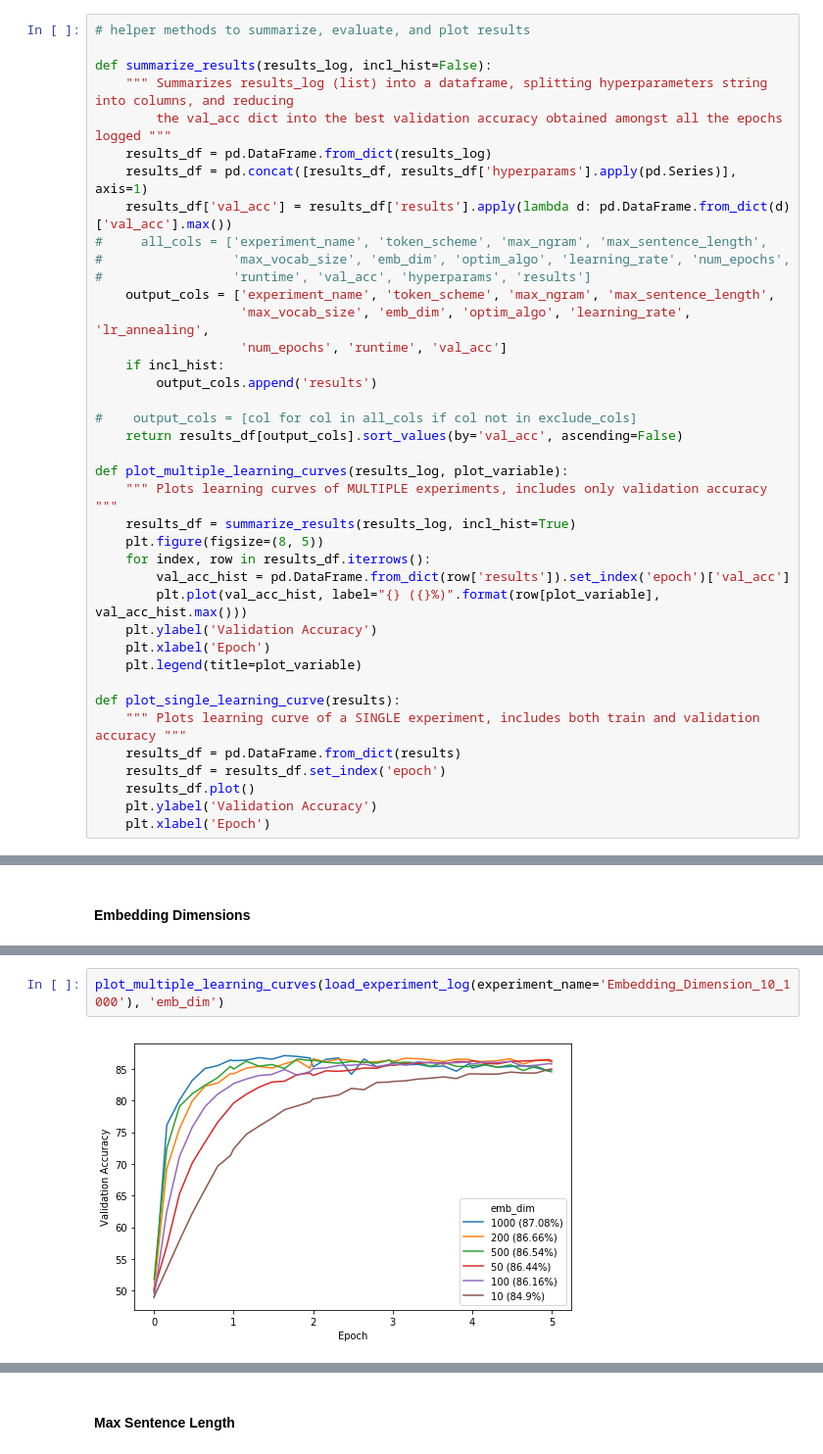
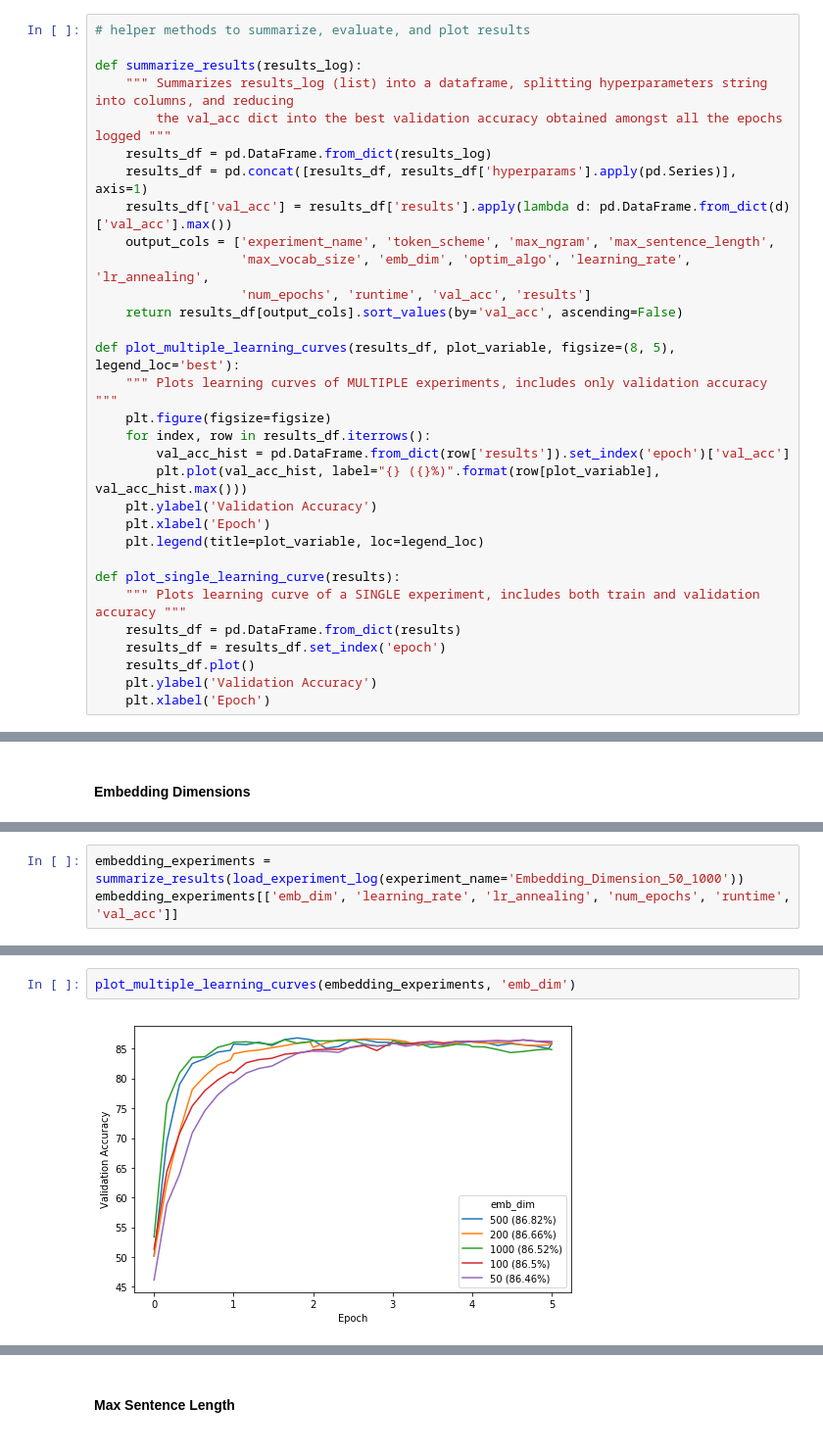
Before and after one commit to nyjgary/nlp-sentiment-analysis, a Jupyter notebook: nlp-sentiment-analysis.ipynb, the cells around one changed output, grey strips where cells are left out. Shown: that part at 98% size. Cells and saved outputs as stored; diff of their text form.

```diff
--- a/nlp-sentiment-analysis.ipynb
+++ b/nlp-sentiment-analysis.ipynb
@@ -533,34 +481,26 @@ def run_experiment(train_tokens, val_tokens, train_labels, val_labels, max_sente
 # %%
 # helper methods to summarize, evaluate, and plot results
 
-def summarize_results(results_log, incl_hist=False):
+def summarize_results(results_log):
     """ Summarizes results_log (list) into a dataframe, splitting hyperparameters string into columns, and reducing
         the val_acc dict into the best validation accuracy obtained amongst all the epochs logged """
     results_df = pd.DataFrame.from_dict(results_log)
     results_df = pd.concat([results_df, results_df['hyperparams'].apply(pd.Series)], axis=1)
     results_df['val_acc'] = results_df['results'].apply(lambda d: pd.DataFrame.from_dict(d)['val_acc'].max())
-#     all_cols = ['experiment_name', 'token_scheme', 'max_ngram', 'max_sentence_length',
-#                 'max_vocab_size', 'emb_dim', 'optim_algo', 'learning_rate', 'num_epochs',
-#                 'runtime', 'val_acc', 'hyperparams', 'results']
     output_cols = ['experiment_name', 'token_scheme', 'max_ngram', 'max_sentence_length',
                    'max_vocab_size', 'emb_dim', 'optim_algo', 'learning_rate', 'lr_annealing',
-                   'num_epochs', 'runtime', 'val_acc']
-    if incl_hist:
-        output_cols.append('results')
-
-#    output_cols = [col for col in all_cols if col not in exclude_cols]
+                   'num_epochs', 'runtime', 'val_acc', 'results']
     return results_df[output_cols].sort_values(by='val_acc', ascending=False)
 
-def plot_multiple_learning_curves(results_log, plot_variable):
+def plot_multiple_learning_curves(results_df, plot_variable, figsize=(8, 5), legend_loc='best'):
     """ Plots learning curves of MULTIPLE experiments, includes only validation accuracy """
-    results_df = summarize_results(results_log, incl_hist=True)
-    plt.figure(figsize=(8, 5))
+    plt.figure(figsize=figsize)
     for index, row in results_df.iterrows():
         val_acc_hist = pd.DataFrame.from_dict(row['results']).set_index('epoch')['val_acc']
         plt.plot(val_acc_hist, label="{} ({}%)".format(row[plot_variable], val_acc_hist.max()))
     plt.ylabel('Validation Accuracy')
     plt.xlabel('Epoch')
-    plt.legend(title=plot_variable)
+    plt.legend(title=plot_variable, loc=legend_loc)
 
 def plot_single_learning_curve(results):
     """ Plots learning curve of a SINGLE experiment, includes both train and validation accuracy """
@@ -861,0 +894,3 @@ embedding_experiments
+# %%
+embedding_experiments = summarize_results(load_experiment_log(experiment_name='Embedding_Dimension_50_1000'))
+embedding_experiments[['emb_dim', 'learning_rate', 'lr_annealing', 'num_epochs', 'runtime', 'val_acc']]
@@ -862,4 +904,4 @@ embedding_experiments
 # %%
-plot_multiple_learning_curves(load_experiment_log(experiment_name='Embedding_Dimension_10_1000'), 'emb_dim')
+plot_multiple_learning_curves(embedding_experiments, 'emb_dim')
 # %% [output]
-[figure, old version]
+[figure, new version]
```
Also changed, not shown: parts of 19 cells of this notebook.
